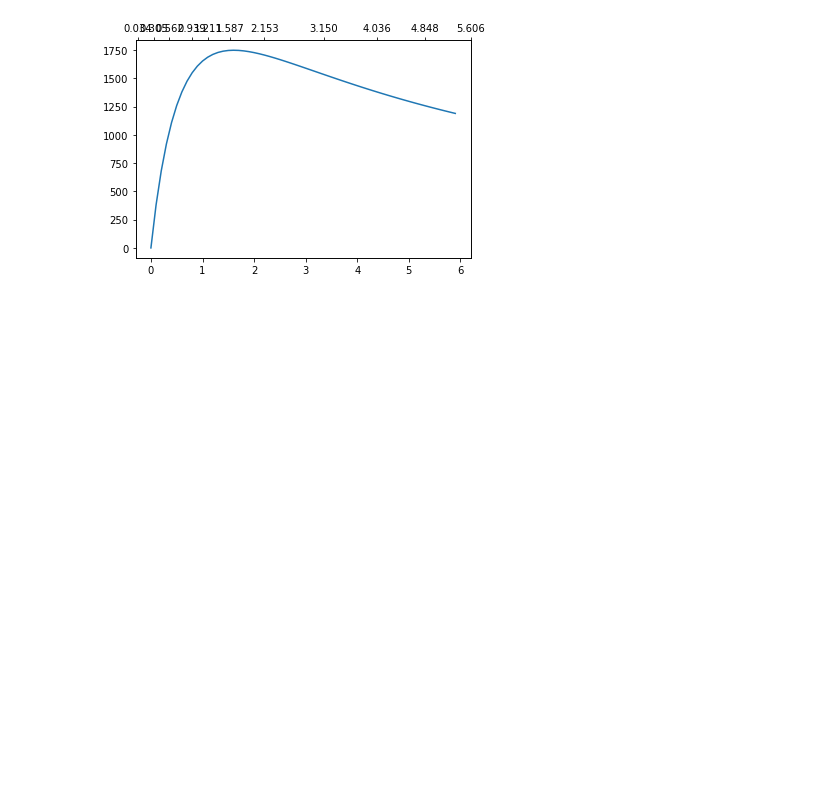
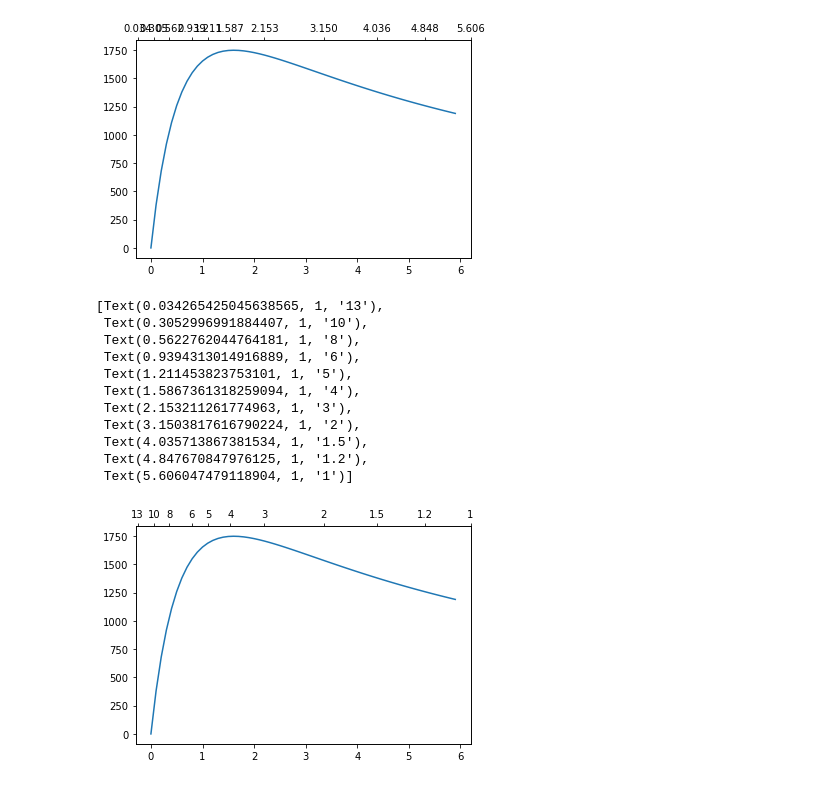
Before and after one commit to lacker/astro, a Jupyter notebook: redshift.ipynb, the cells around one changed output. Cells and saved outputs as stored; diff of their text form; code cells hidden in the pictures; blank space fills up the shorter version.

```diff
--- a/redshift.ipynb
+++ b/redshift.ipynb
@@ -42,3 +42,23 @@ ax2.set_xticks(ageticks)
  <matplotlib.axis.XTick at 0x...>,
  <matplotlib.axis.XTick at 0x...>]
 [figure]
+# %%
+fig = plt.figure(figsize=(6,4))
+ax = fig.add_subplot(111)
+ax.plot(zvals, dist)
+ax2 = ax.twiny()
+ax2.set_xticks(ageticks)
+ax2.set_xticklabels(['{:g}'.format(age) for age in ages.value])
+# %% [output]
+[Text(0.034265425045638565, 1, '13'),
+ Text(0.3052996991884407, 1, '10'),
+ Text(0.5622762044764181, 1, '8'),
+ Text(0.9394313014916889, 1, '6'),
+ Text(1.211453823753101, 1, '5'),
+ Text(1.5867361318259094, 1, '4'),
+ Text(2.153211261774963, 1, '3'),
+ Text(3.1503817616790224, 1, '2'),
+ Text(4.035713867381534, 1, '1.5'),
+ Text(4.847670847976125, 1, '1.2'),
+ Text(5.606047479118904, 1, '1')]
+[figure, added]
```
